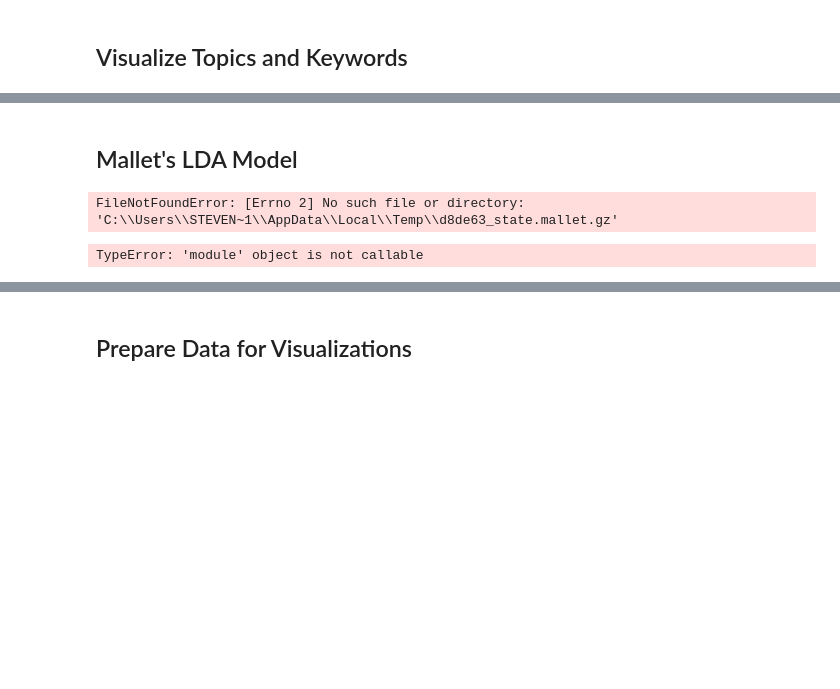
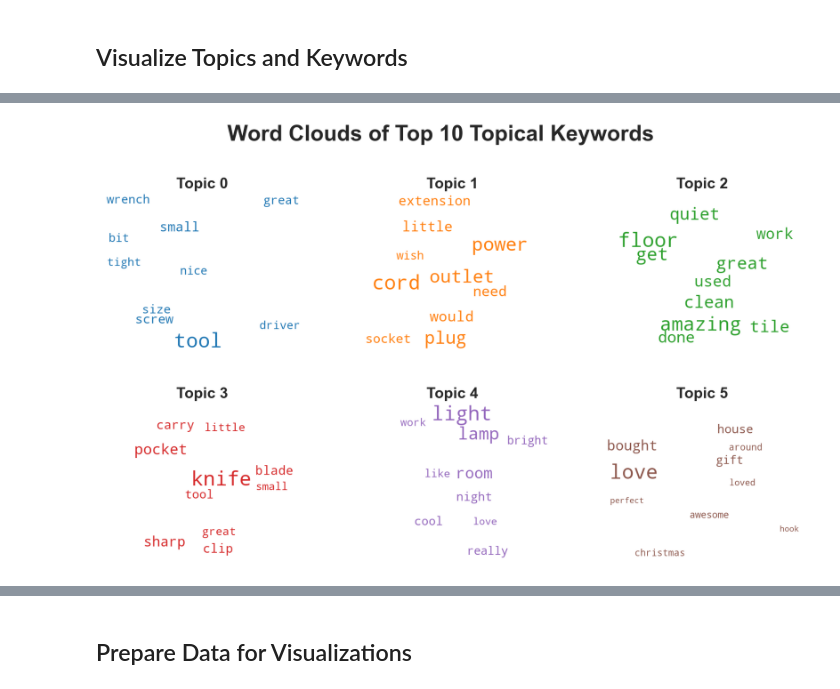
Before and after one commit to chleesteven/capstone, a Jupyter notebook: code/02-topic-modelling-lda.ipynb, the cells around one changed output, grey strips where cells are left out. Drawn from its saved outputs; the diff is of its cells as text; code cells hidden in the pictures; blank space fills up the shorter version.

```diff
--- a/code/02-topic-modelling-lda.ipynb
+++ b/code/02-topic-modelling-lda.ipynb
@@ -174,0 +226,16 @@ Topic 29:
+# %%
+# Display Mallet's top 10 keywords (KW) and contribution/weightage (WT) for all topics.
+keywords = ldamallet.show_topics(num_topics=num_topics, formatted=False)
+
+df = [[] for i in range(num_topics)]
+for i in range(num_topics):
+    cols = []
+    cols.append("T{:02d}-KW".format(i))
+    cols.append("T{:02d}-WT".format(i))
+    df[i] = pd.DataFrame(keywords[i][1], columns=cols)
+    if i == 0:
+        top_keywords = df[i]
+    else:
+        top_keywords = pd.concat([top_keywords, df[i]], axis=1)
+
+top_keywords
@@ -235,12 +305,0 @@ Wall time: 8min 53s
-# %% [markdown]
-## Mallet's LDA Model
-# %%
-mallet_path = "C:/Users/Programs/Mallet/mallet-2.0.8/bin/mallet"
-ldamallet = gensim.models.wrappers.LdaMallet(mallet_path, corpus=corpus, num_topics=30, id2word=id2word, random_seed=42)
-# %% [output]
-FileNotFoundError: [Errno 2] No such file or directory: 'C:\\Users\\STEVEN~1\\AppData\\Local\\Temp\\d8de63_state.mallet.gz'
-# %%
-# Print topics.
-pprint(lda_model.show_topics())
-# %% [output]
-TypeError: 'module' object is not callable
@@ -251,0 +306,19 @@ print('\nCoherence Score: ', coherence_ldamallet)
+# %%
+cols = [color for name, color in mcolors.TABLEAU_COLORS.items()]    # More colors: 'mcolors.XKCD_COLORS'
+# %%
+wordcloud = WordCloud(width=500, height=400, background_color='white', max_words=10, max_font_size=50, colormap='RdBu',
+                      color_func=lambda *args, **kwargs: cols[i], prefer_horizontal=1.0)
+
+fig, axes = plt.subplots(2, 3, figsize=(15, 9), sharex=True, sharey=True)
+for i, ax in enumerate(axes.flatten()):
+    fig.add_subplot(ax)
+    topic_keywords = dict(keywords[i][1])
+    wordcloud.generate_from_frequencies(topic_keywords)
+    plt.gca().imshow(wordcloud)
+    plt.gca().set_title('Topic ' + str(i), fontsize=18, fontweight='bold')
+    plt.gca().axis('off')
+
+fig.subplots_adjust(top=0.9, hspace=0, wspace=0.25)
+fig.suptitle("Word Clouds of Top 10 Topical Keywords", fontsize=26, fontweight='bold');
+# %% [output]
+[figure, added]
```
Also changed, not shown: parts of 27 cells of this notebook, 2 other files.
